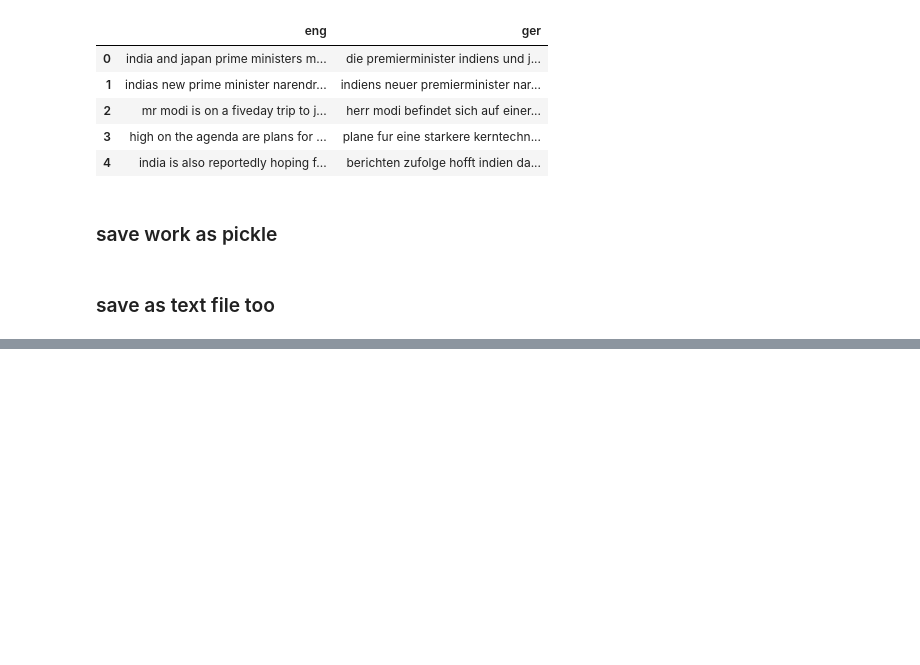
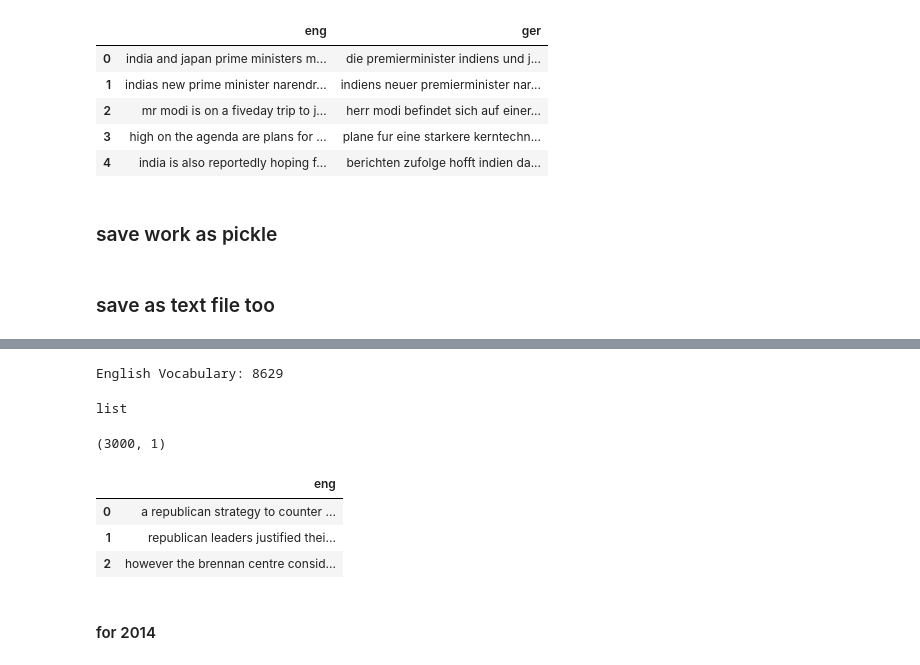
Before and after one commit to HassanSherwani/Language_Translator, a Jupyter notebook: 0.work.ipynb, the cells around one changed output, grey strips where cells are left out. Saved outputs shown, nothing was run; the diff lists cells and outputs as text; code cells hidden in the pictures; blank space fills up the shorter version.

```diff
--- a/0.work.ipynb
+++ b/0.work.ipynb
@@ -582,0 +675,29 @@ save_clean_sentences(lines, filename)
+# %%
+# load English dataset i.e pickled earlier
+filename = 'english2013.pkl'
+lines = load_clean_sentences(filename)
+
+# calculate vocabulary
+vocab = to_vocab(lines)
+print('English Vocabulary: %d' % len(vocab))
+# %% [output]
+English Vocabulary: 8629
+# %%
+ls_2013= pd.read_pickle('english2013.pkl')
+type(ls_2013)
+# %% [output]
+list
+# %%
+df_2013=pd.DataFrame(ls_2013, columns=['eng'])
+df_2013.shape
+# %% [output]
+(3000, 1)
+# %%
+df_2013.head(3)
+# %% [output]
+|  | eng |
+| 0 | a republican strategy to counter ... |
+| 1 | republican leaders justified thei... |
+| 2 | however the brennan centre consid... |
+# %% [markdown]
+#### for 2014
```
Also changed, not shown: parts of 84 cells of this notebook.
